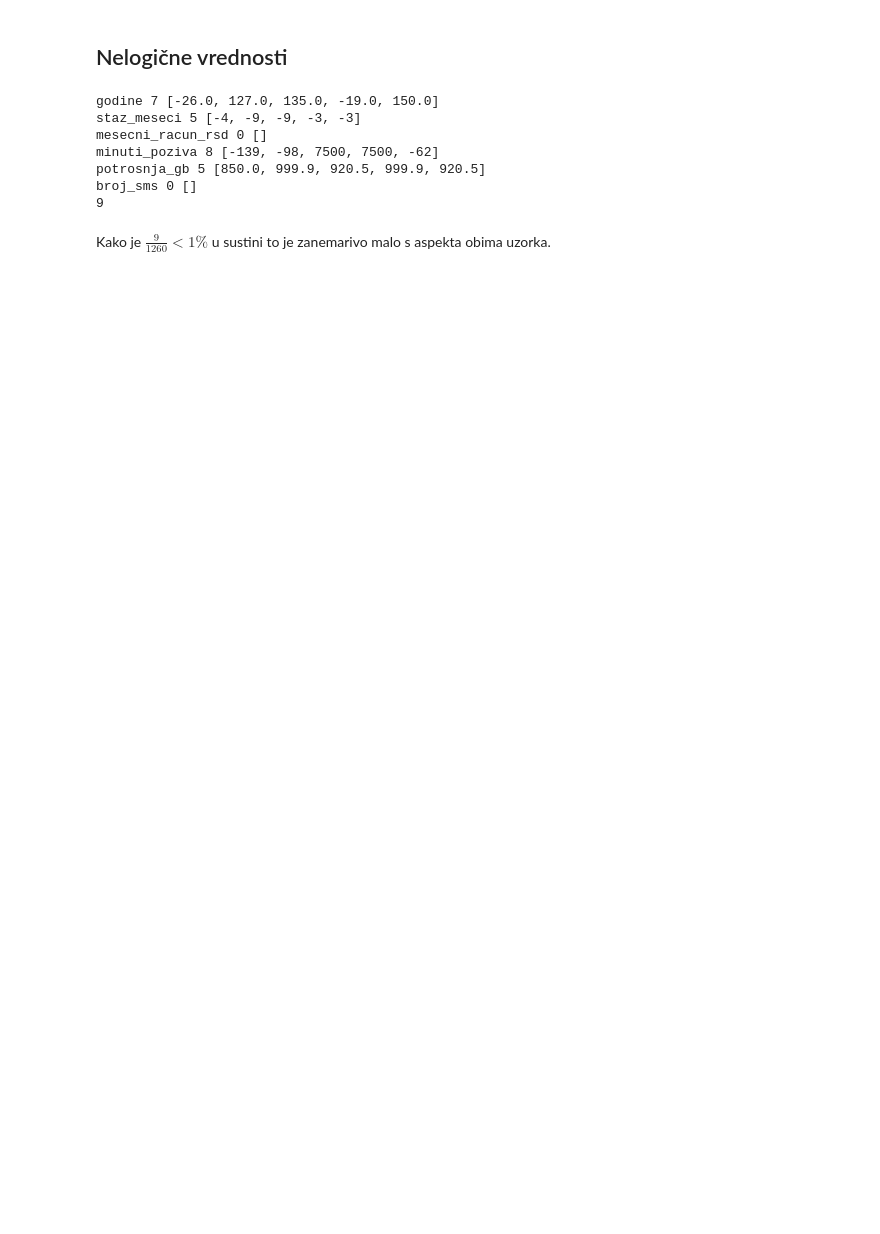
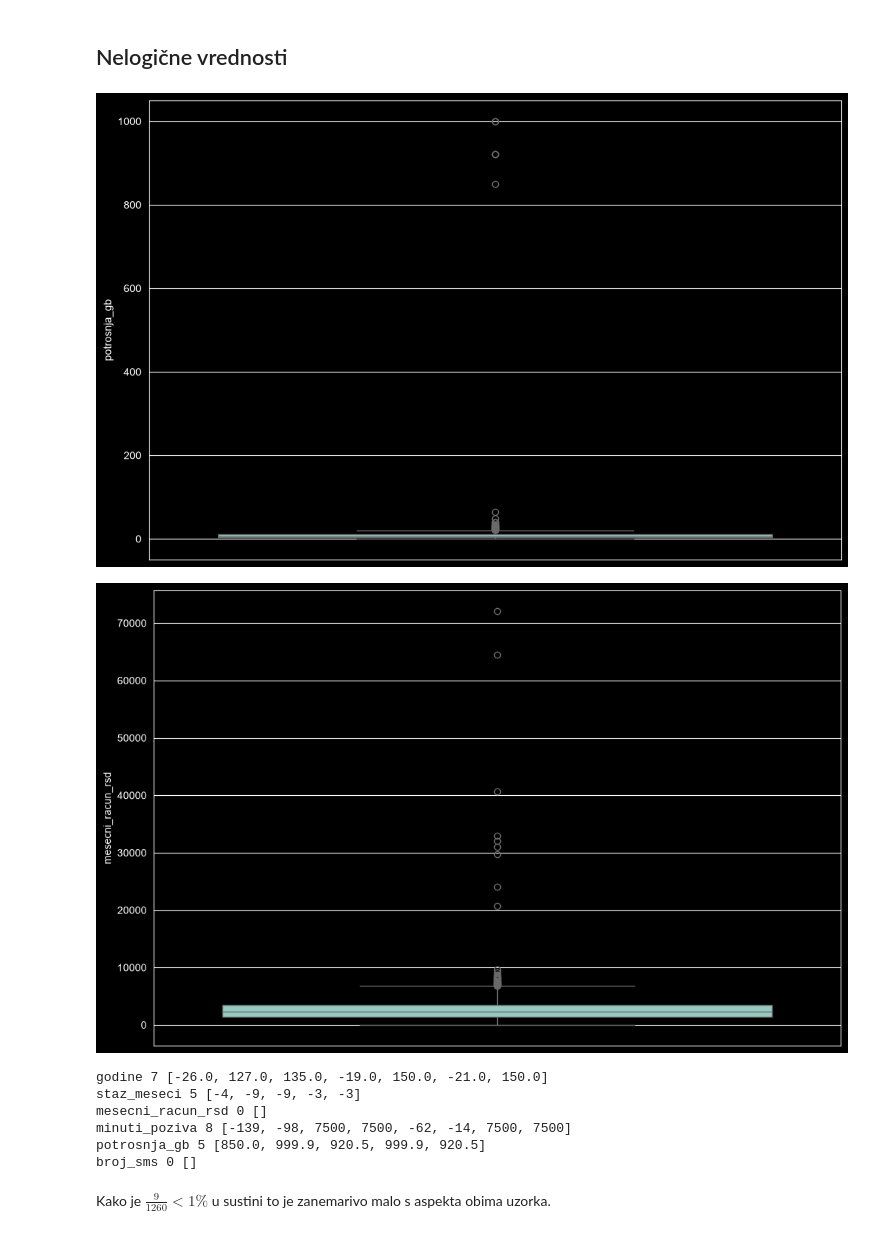
Before and after one commit to machina390/telekom-analytics, a Jupyter notebook: rezultati/02_ciscenje.ipynb, the cells around one changed output. Drawn from its saved outputs; the diff is of its cells as text; code cells hidden in the pictures; blank space fills up the shorter version.

```diff
--- a/rezultati/02_ciscenje.ipynb
+++ b/rezultati/02_ciscenje.ipynb
@@ -156,10 +145,14 @@ us = pd.to_datetime(datumi,format="%m/%d/%Y",errors="coerce")
 
 not_valid = iso_std > pd.Timestamp("2026-09-01")
 
-datumi = iso_std.fillna(serbian).fillna(us) #popuni falinke u iso parsiranju sa serbianom ili us-om
-
+data["datum_aktivacije"] = iso_std.fillna(serbian).fillna(us) #popuni falinke u iso parsiranju sa serbianom ili us-om
 print(f"ISO {iso_std.notna().sum()} SRB {serbian.notna().sum()} US {us.notna().sum()}")
 
+
+print(f"buducnost {not_valid.sum()}")
+data.loc[not_valid,"datum_aktivacije"]=pd.NaT
+
+
 print(f"Nevalidni {not_valid.isna().sum()}") #logicno da nema, jer smo zakrpili necim pre 2 reda
 # %% [output]
 ISO 1030 SRB 110 US 60
@@ -167,33 +161,44 @@ Nevalidni 0
 # %% [markdown]
 ## Nelogične vrednosti
 # %%
+import matplotlib.pyplot as plt, seaborn as sb
+
+plt.figure(figsize=(12,8))
+sb.boxplot(data=data["potrosnja_gb"])
+plt.show()
+
+plt.figure(figsize=(12,8))
+sb.boxplot(data=data["mesecni_racun_rsd"])
+plt.show()
+
+
 # Sporne kolone
 # godine, staz_meseci, mesecni_racun_rsd minuti_poziva
 
 failed_cols={
     "godine": lambda s:(s<18) | (s>100),
     "staz_meseci": lambda s: s<1,
     "mesecni_racun_rsd": lambda s: s<0,
     "minuti_poziva": lambda s: (s<0) | (s>5000),
     "potrosnja_gb": lambda s: (s<0) |  (s>150),
     "broj_sms": lambda s: (s<0),
 }
 
 for col,rule in failed_cols.items():
     result = rule(data[col]) & data[col].notna()
-    print(col,result.sum(), data.loc[result,col].head().tolist())
+    print(col,result.sum(), data.loc[result,col].tolist())
     data.loc[result,col] = np.nan
 
-ten = data['mesecni_racun_rsd']>15000
-print(len(data.loc[ten,'mesecni_racun_rsd']))
+ten = data["mesecni_racun_rsd"]>15000
 # %% [output]
+[figure, added]
+[figure, added]
-godine 7 [-26.0, 127.0, 135.0, -19.0, 150.0]
+godine 7 [-26.0, 127.0, 135.0, -19.0, 150.0, -21.0, 150.0]
 staz_meseci 5 [-4, -9, -9, -3, -3]
 mesecni_racun_rsd 0 []
-minuti_poziva 8 [-139, -98, 7500, 7500, -62]
+minuti_poziva 8 [-139, -98, 7500, 7500, -62, -14, 7500, 7500]
 potrosnja_gb 5 [850.0, 999.9, 920.5, 999.9, 920.5]
 broj_sms 0 []
-9
 # %% [markdown]
 Kako je $\frac{9}{1260} < 1 \%$ u sustini to je zanemarivo malo s aspekta obima uzorka.
 # %%
```
Also changed, not shown: parts of 19 cells of this notebook, 5 other files.
